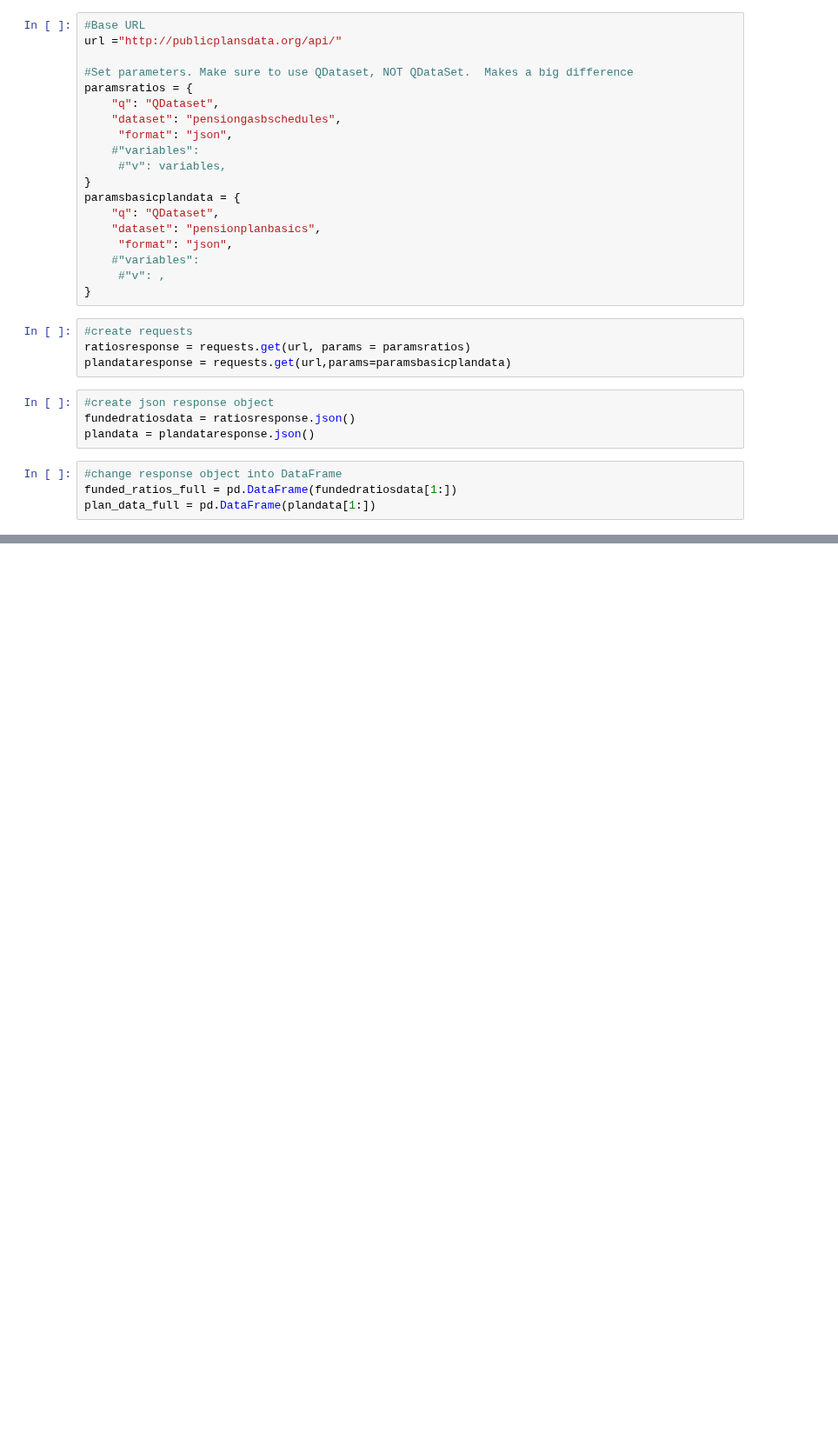
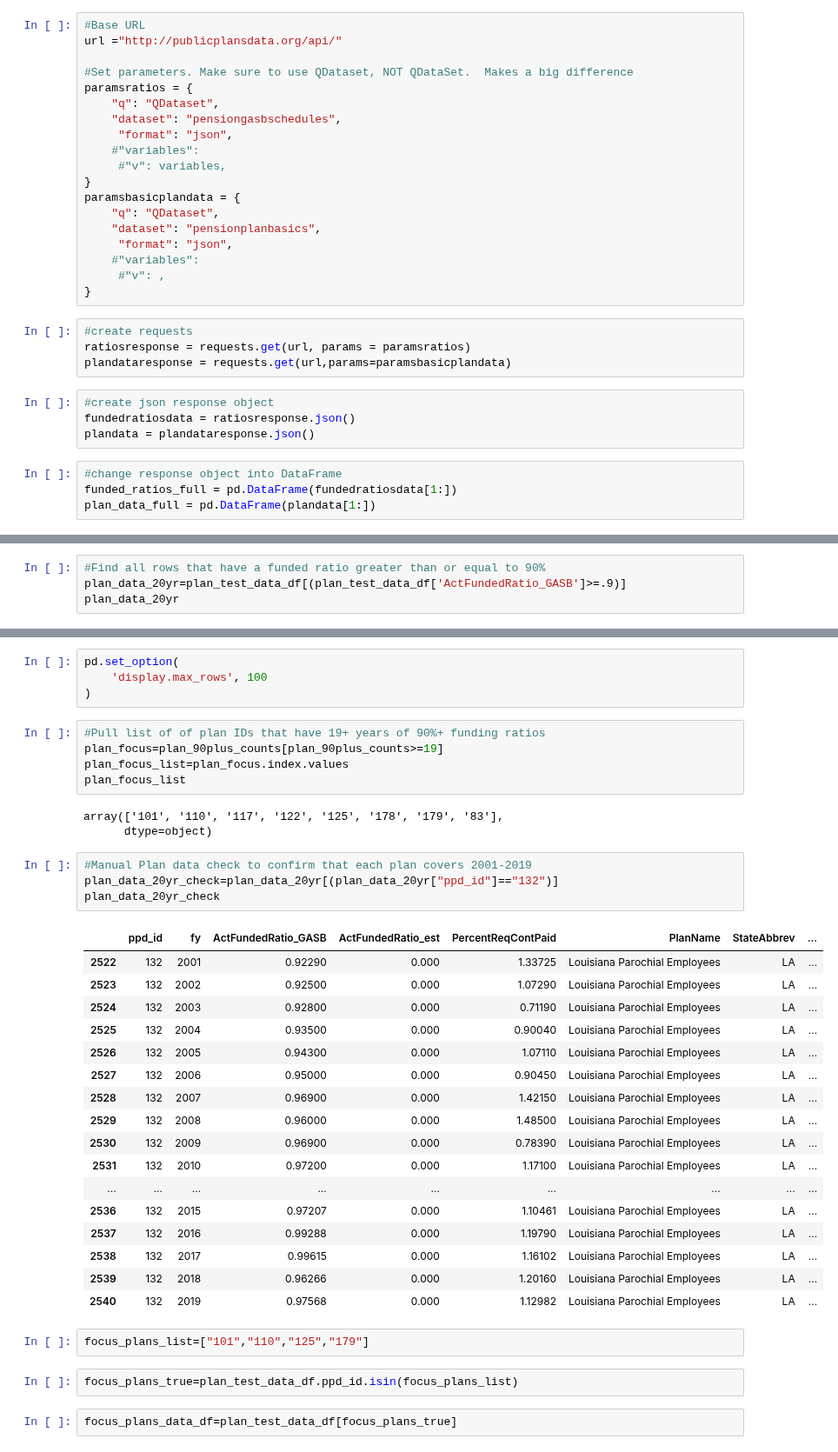
Before and after one commit to DeltaDeutsch/PPD-Group-Project, a Jupyter notebook: PPD Group Focus Plans.ipynb, the cells around one changed output, grey strips where cells are left out. Shown at 87% size. Saved outputs shown, nothing was run; the diff lists cells and outputs as text; blank space fills up the shorter version.

```diff
--- a/PPD Group Focus Plans.ipynb
+++ b/PPD Group Focus Plans.ipynb
@@ -52,0 +100,4 @@ plan_test_data_df.shape
+# %%
+#Find all rows that have a funded ratio greater than or equal to 90%
+plan_data_20yr=plan_test_data_df[(plan_test_data_df['ActFundedRatio_GASB']>=.9)]
+plan_data_20yr
@@ -52,0 +157,40 @@ plan_test_data_df.shape
+# %%
+pd.set_option(
+    'display.max_rows', 100
+)
+# %%
+#Pull list of of plan IDs that have 19+ years of 90%+ funding ratios
+plan_focus=plan_90plus_counts[plan_90plus_counts>=19]
+plan_focus_list=plan_focus.index.values
+plan_focus_list
+# %% [output]
+array(['101', '110', '117', '122', '125', '178', '179', '83'],
+      dtype=object)
+# %%
+#Manual Plan data check to confirm that each plan covers 2001-2019
+plan_data_20yr_check=plan_data_20yr[(plan_data_20yr["ppd_id"]=="132")]
+plan_data_20yr_check
+# %% [output]
+|  | ppd_id | fy | ActFundedRatio_GASB | ActFundedRatio_est | PercentReqContPaid | PlanName | StateAbbrev | ... |
+| 2522 | 132 | 2001 | 0.92290 | 0.000 | 1.33725 | Louisiana Parochial Employees | LA | ... |
+| 2523 | 132 | 2002 | 0.92500 | 0.000 | 1.07290 | Louisiana Parochial Employees | LA | ... |
+| 2524 | 132 | 2003 | 0.92800 | 0.000 | 0.71190 | Louisiana Parochial Employees | LA | ... |
+| 2525 | 132 | 2004 | 0.93500 | 0.000 | 0.90040 | Louisiana Parochial Employees | LA | ... |
+| 2526 | 132 | 2005 | 0.94300 | 0.000 | 1.07110 | Louisiana Parochial Employees | LA | ... |
+| 2527 | 132 | 2006 | 0.95000 | 0.000 | 0.90450 | Louisiana Parochial Employees | LA | ... |
+| 2528 | 132 | 2007 | 0.96900 | 0.000 | 1.42150 | Louisiana Parochial Employees | LA | ... |
+| 2529 | 132 | 2008 | 0.96000 | 0.000 | 1.48500 | Louisiana Parochial Employees | LA | ... |
+| 2530 | 132 | 2009 | 0.96900 | 0.000 | 0.78390 | Louisiana Parochial Employees | LA | ... |
+| 2531 | 132 | 2010 | 0.97200 | 0.000 | 1.17100 | Louisiana Parochial Employees | LA | ... |
+| ... | ... | ... | ... | ... | ... | ... | ... | ... |
+| 2536 | 132 | 2015 | 0.97207 | 0.000 | 1.10461 | Louisiana Parochial Employees | LA | ... |
+| 2537 | 132 | 2016 | 0.99288 | 0.000 | 1.19790 | Louisiana Parochial Employees | LA | ... |
+| 2538 | 132 | 2017 | 0.99615 | 0.000 | 1.16102 | Louisiana Parochial Employees | LA | ... |
+| 2539 | 132 | 2018 | 0.96266 | 0.000 | 1.20160 | Louisiana Parochial Employees | LA | ... |
+| 2540 | 132 | 2019 | 0.97568 | 0.000 | 1.12982 | Louisiana Parochial Employees | LA | ... |
+# %%
+focus_plans_list=["101","110","125","179"]
+# %%
+focus_plans_true=plan_test_data_df.ppd_id.isin(focus_plans_list)
+# %%
+focus_plans_data_df=plan_test_data_df[focus_plans_true]
```
Also changed, not shown: parts of 12 cells of this notebook, 1 other file.
